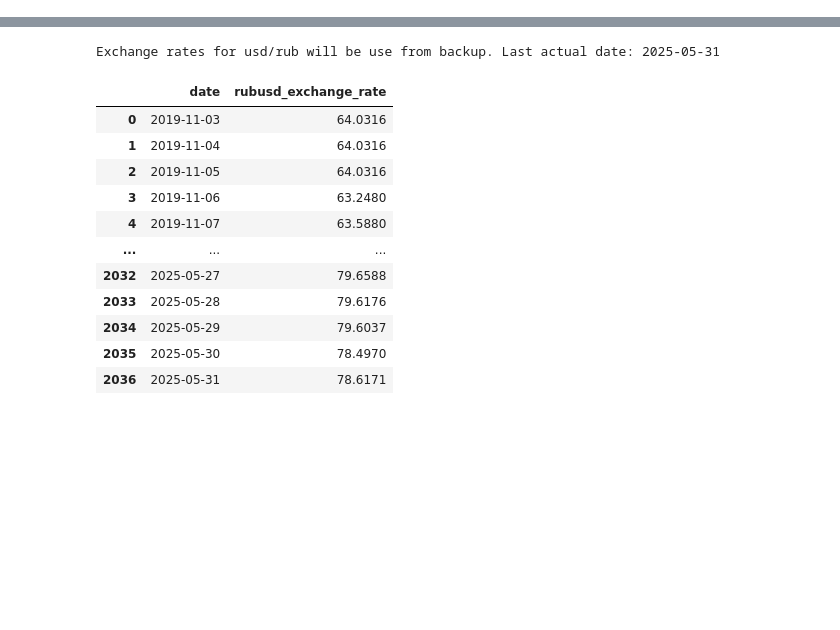
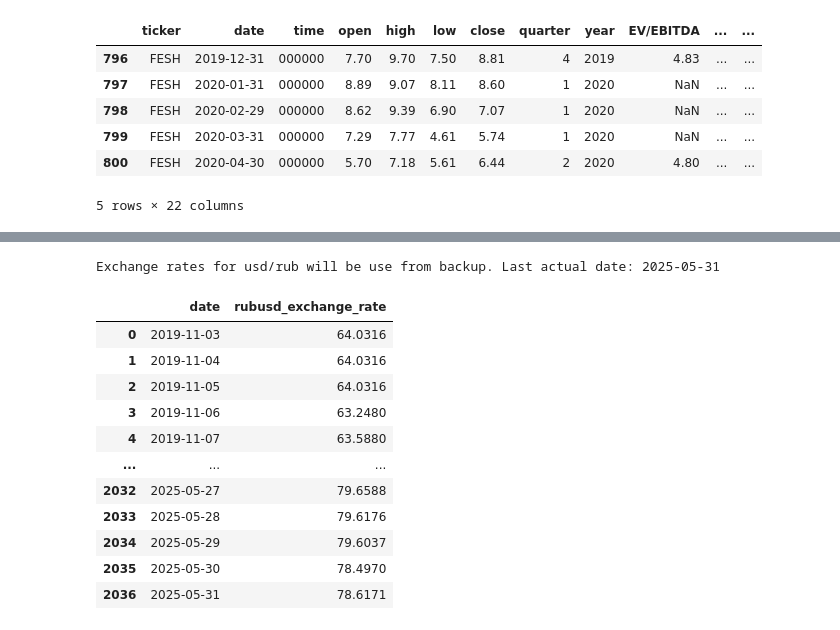
Before and after one commit to MaximKiryakin/Diploma, a Jupyter notebook: masters/main.ipynb, the cells around one changed output, grey strips where cells are left out. Cells and saved outputs as stored; diff of their text form; code cells hidden in the pictures; blank space fills up the shorter version.

```diff
--- a/masters/main.ipynb
+++ b/masters/main.ipynb
@@ -93,0 +69,32 @@ calc = Portfolio(
+# %%
+calc = (
+    calc
+    .log_system_info()
+    .load_stock_data(                                         # загрузка рыночных данных цен закрытия компаний
+        use_backup_data=True,                                 # загружать данные из backup копии
+        create_backup=False                                   # обновить backup копию (в случае есть получены новые данные)
+    )
+    .load_multipliers()                                       # выделить мультипликаторы из МСФО
+    .create_portfolio()                                       # создать портфель с загруженными данными
+    .adjust_portfolio_data_types()                            # провести настройку форматов дат и типов данных
+    .add_macro_data()                                         # загрузить макропараметры
+    .fill_missing_values()                                    # обработать пропуски в данных
+    # .add_dynamic_features()                                   # проставить динамические признаки по дате, например, квартал
+    # .add_merton_pd()                                          # выполнить расчет вероятности дефолта по формуле Мертона
+    # .plot_pd_by_tickers(tickers=tickers_list, verbose=False)  # нарисовать графики для вероятностей дефолта
+    # .plot_stocks(tickers=tickers_list, verbose=False)         # нарисовать динамику котировок акций
+    # .plot_debt_capitalization(verbose=True)                  # нарисовать динамику долга и стоимости активов
+    # .calc_irf(impulses_responses = {                          # расчитать функции импульсного отклика
+    #     'inflation': 'PD', 'interest_rate': 'PD',
+    #     'rubusd_exchange_rate': 'PD', 'unemployment_rate': 'PD'
+    # }, verbose=True)
+    # .plot_correlation_matrix(custom_order = [                 # нарисовать матрицу корреляций
+    #     'GAZP', 'LKOH', 'ROSN',                               # Нефтегазовая отрасль
+    #     'SBER', 'VTBR', 'MOEX',                               # Финансовый сектор
+    #     'GMKN', 'NLMK', 'RUAL',                               # Металлургия
+    #     'MTSS', 'RTKM', 'TTLK',                               # Телекоммуникации
+    #     'MGNT', 'LNTA', 'FESH'                                # Розничная торговля
+    # ], verbose=False)
+    # .calc_macro_connections()                                 # расчитать регрессию для макропараметров
+    # .log_completion()                                         # вывести в лог сообщение об окончании расчета
+)
@@ -94 +246,11 @@ calc = Portfolio(
+# %%
+calc.portfolio.head(5)
+# %% [output]
+|  | ticker | date | time | open | high | low | close | quarter | year | EV/EBITDA | ... | ... |
+| 796 | FESH | 2019-12-31 | 000000 | 7.70 | 9.70 | 7.50 | 8.81 | 4 | 2019 | 4.83 | ... | ... |
+| 797 | FESH | 2020-01-31 | 000000 | 8.89 | 9.07 | 8.11 | 8.60 | 1 | 2020 | NaN | ... | ... |
+| 798 | FESH | 2020-02-29 | 000000 | 8.62 | 9.39 | 6.90 | 7.07 | 1 | 2020 | NaN | ... | ... |
+| 799 | FESH | 2020-03-31 | 000000 | 7.29 | 7.77 | 4.61 | 5.74 | 1 | 2020 | NaN | ... | ... |
+| 800 | FESH | 2020-04-30 | 000000 | 5.70 | 7.18 | 5.61 | 6.44 | 2 | 2020 | 4.80 | ... | ... |
+5 rows × 22 columns
 # %%
```
Also changed, not shown: parts of 22 cells of this notebook, 29 other files.
